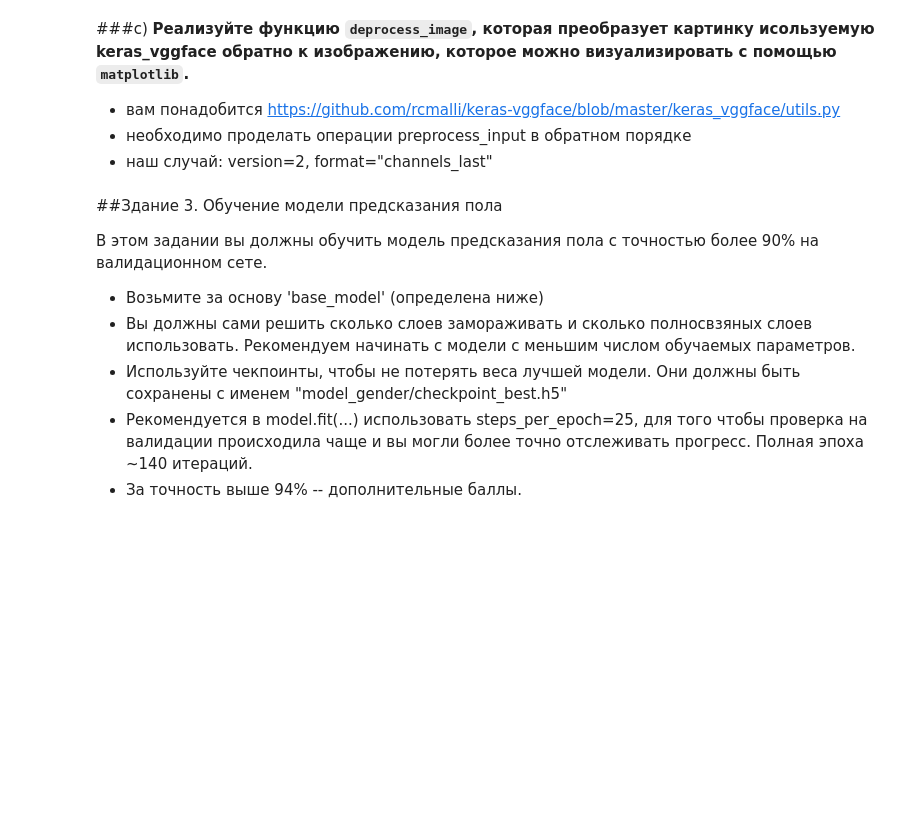
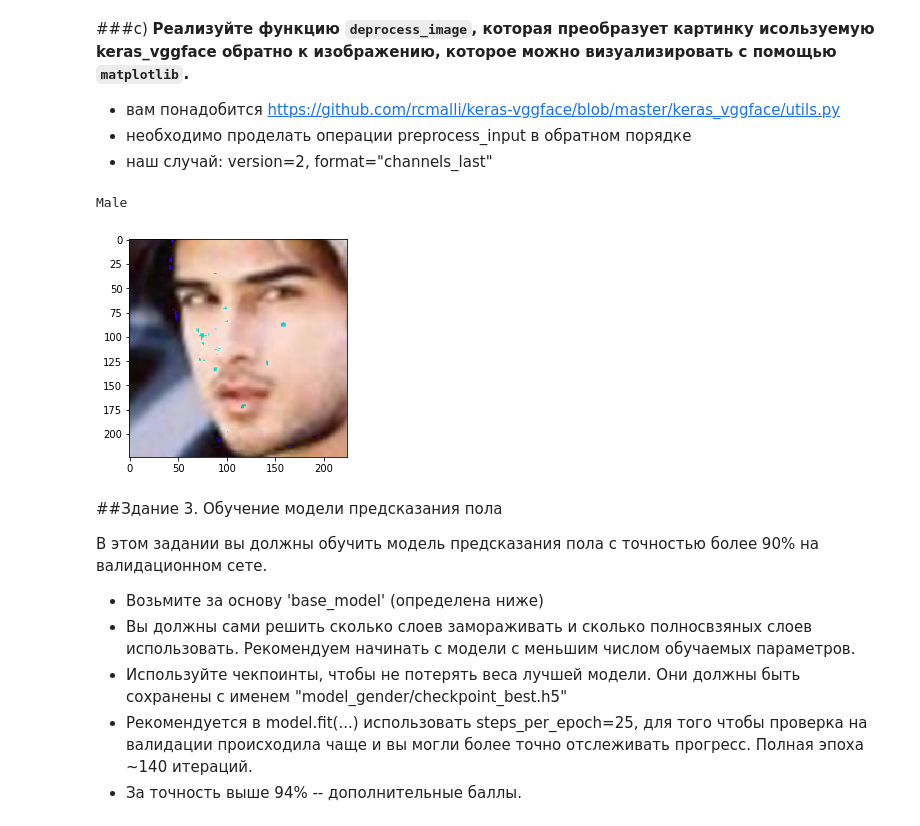
Before and after one commit to TomasHogger/python, a Jupyter notebook: ml/homework_5.ipynb, the cells around one changed output. Cells and saved outputs as stored; diff of their text form; code cells hidden in the pictures; blank space fills up the shorter version.

```diff
--- a/ml/homework_5.ipynb
+++ b/ml/homework_5.ipynb
@@ -308,12 +395,30 @@ IMAGE_SIZE = 224
 # train_generator = image_gen.flow_from_dataframe( ... ),
 # val_generator = image_gen.flow_from_dataframe( ... )
 
-train_generator =
+train_generator = image_gen.flow_from_dataframe(
+    dataframe=df_train,
+    x_col='img_name',
+    y_col='gender',
+    class_mode='binary',
+    directory=str(data_folder),
+    batch_size=BATCH_SIZE,
+    target_size=(IMAGE_SIZE, IMAGE_SIZE),
+    shuffle=True
+)
 
 
 
 
-val_generator =
+val_generator = image_gen.flow_from_dataframe(
+    dataframe=df_val,
+    x_col='img_name',
+    y_col='gender',
+    class_mode='binary',
+    directory=str(data_folder),
+    batch_size=BATCH_SIZE,
+    target_size=(IMAGE_SIZE, IMAGE_SIZE),
+    shuffle=False
+)
 
 
 
@@ -344,27 +460,31 @@ print(sample_images[100].max(), sample_images[100].min()) # можно увид
 # %%
 def deprocess_image(vggface_image):
     """
     vggface_image -- (H, W, 3) картинка после препросессинга.
     содержит отрицательные значения и некорректно отображается matplotlib
 
     return: корректно отображаеая картинка типа np.uint8(!!).
 
     ! работайте с копией картинки (image = np.copy(vggface_image)) !
     """
     # < YOUR CODE STARTS HERE >
 
-
-
-
-
-
+    image = np.copy(vggface_image)
+    image[..., 2] += 131.0912
+    image[..., 1] += 103.8827
+    image[..., 0] += 91.4953
+    image = image[..., ::-1]
+    image = image.astype(np.uint8)
 
     # < YOUR CODE ENDS HERE >
     return image
 
 # теперь картинка должна отображаться корректно
 plt.imshow(deprocess_image(sample_images[5]))
 print(gender_mapping[int(sample_labels[5])])
+# %% [output]
+Male
+[figure, added]
 # %% [markdown]
 ##Здание 3. Обучение модели предсказания пола
 
```
Also changed, not shown: parts of 39 cells of this notebook.
